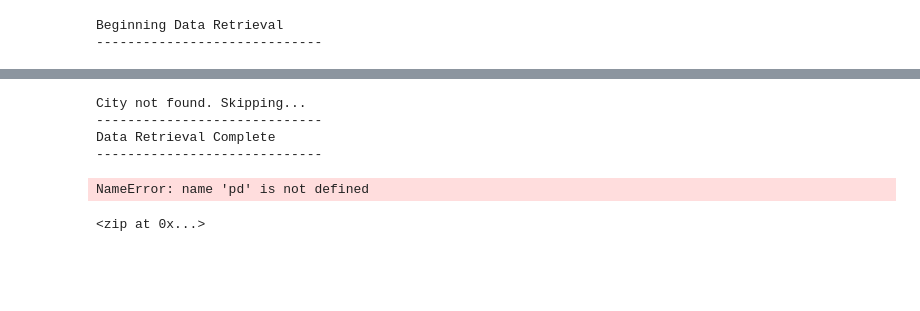
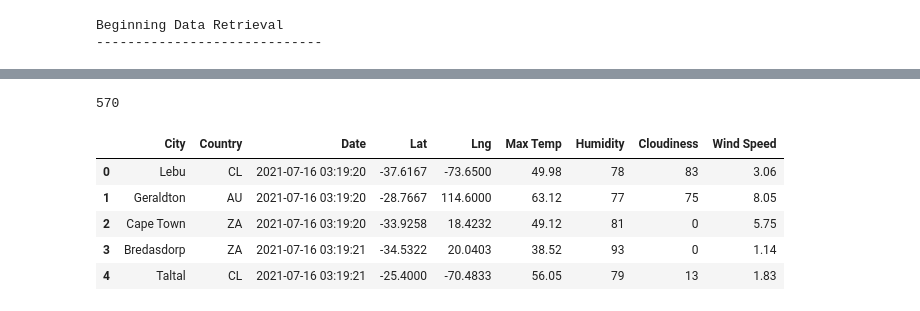
Before and after one commit to jadakai/World_Weather_Analysis, a Jupyter notebook: WeatherPy.ipynb, the cells around one changed output, grey strips where cells are left out. Saved outputs shown, nothing was run; the diff lists cells and outputs as text; code cells hidden in the pictures; blank space fills up the shorter version.

Commit message:
weather data added

```diff
--- a/WeatherPy.ipynb
+++ b/WeatherPy.ipynb
@@ -22,3 +22,6 @@ set_count = 1
 # %% [output]
 Beginning Data Retrieval
 -----------------------------
+# %%
+# Create basic url for API
+url = "http://api.openweathermap.org/data/2.5/weather?units=Imperial&APPID=" + weather_api_key
@@ -24,0 +36,3 @@ Beginning Data Retrieval
+# %%
+# Add coordinates to a list
+coordinates_lst = list(coordinates)
@@ -40,54 +134,15 @@ for i, city in enumerate(cities):
-# %%
-# Run an API request for each of the cities.
-try:
-        # Parse the JSON and retrieve data.
-        city_weather = requests.get(city_url).json()
-        # Parse out the needed data.
-        city_lat = city_weather["coord"]["lat"]
-        city_lng = city_weather["coord"]["lon"]
-        city_max_temp = city_weather["main"]["temp_max"]
-        city_humidity = city_weather["main"]["humidity"]
-        city_clouds = city_weather["clouds"]["all"]
-        city_wind = city_weather["wind"]["speed"]
-        city_country = city_weather["sys"]["country"]
-        # Convert the date to ISO standard.
-        city_date = datetime.utcfromtimestamp(city_weather["dt"]).strftime('%Y-%m-%d %H:%M:%S')
-        # Append the city information into city_data list.
-        city_data.append({"City": city.title(),
-                          "Lat": city_lat,
-                          "Lng": city_lng,
-                          "Max Temp": city_max_temp,
-                          "Humidity": city_humidity,
-                          "Cloudiness": city_clouds,
-                          "Wind Speed": city_wind,
-                          "Country": city_country,
-                          "Date": city_date})
-
-# If an error is experienced, skip the city.
-except:
-        print("City not found. Skipping...")
-        pass
-
-# Indicate that Data Loading is complete.
-print("-----------------------------")
-print("Data Retrieval Complete      ")
-print("-----------------------------")
-# %% [output]
-City not found. Skipping...
------------------------------
-Data Retrieval Complete
------------------------------
+# %%
+len(city_data)
+# %% [output]
+570
 # %%
 # Convert the array of dictionaries to a Pandas DataFrame.
 city_data_df = pd.DataFrame(city_data)
-city_data_df.head(10)
+city_data_df.head()
 # %% [output]
-NameError: name 'pd' is not defined
+|  | City | Country | Date | Lat | Lng | Max Temp | Humidity | Cloudiness | Wind Speed |
+| 0 | Lebu | CL | 2021-07-16 03:19:20 | -37.6167 | -73.6500 | 49.98 | 78 | 83 | 3.06 |
+| 1 | Geraldton | AU | 2021-07-16 03:19:20 | -28.7667 | 114.6000 | 63.12 | 77 | 75 | 8.05 |
+| 2 | Cape Town | ZA | 2021-07-16 03:19:20 | -33.9258 | 18.4232 | 49.12 | 81 | 0 | 5.75 |
+| 3 | Bredasdorp | ZA | 2021-07-16 03:19:21 | -34.5322 | 20.0403 | 38.52 | 93 | 0 | 1.14 |
+| 4 | Taltal | CL | 2021-07-16 03:19:21 | -25.4000 | -70.4833 | 56.05 | 79 | 13 | 1.83 |
-# %%
-# Create a set of random latitude and longitude combinations.
-lats = np.random.uniform(low=-90.000, high=90.000, size=1500)
-lngs = np.random.uniform(low=-180.000, high=180.000, size=1500)
-lat_lngs = zip(lats, lngs)
-lat_lngs
-# %% [output]
-<zip at 0x...>
```
Also changed, not shown: parts of 4 cells of this notebook, 3 other files.
